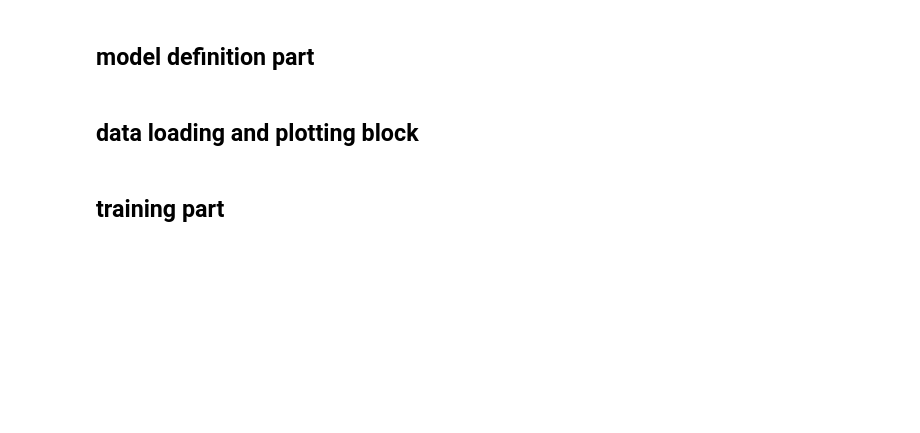
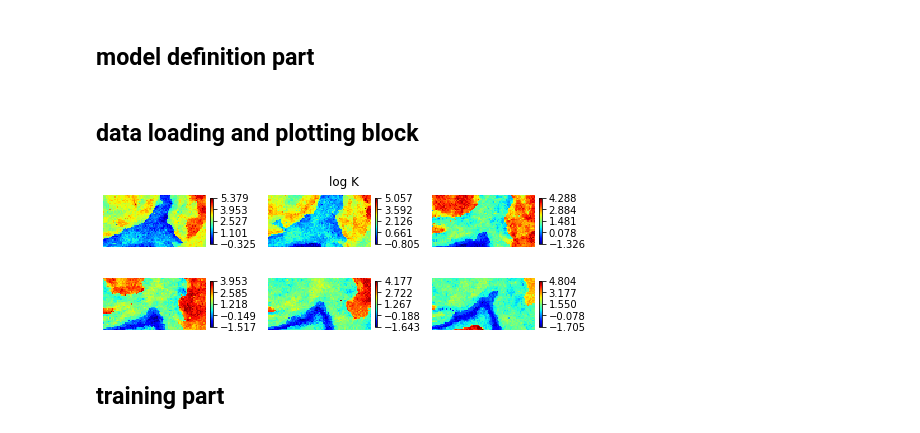
Before and after one commit to ZitongZhou/react_inverse, a Jupyter notebook: CAAE.ipynb, the cells around one changed output. Saved outputs shown, nothing was run; the diff lists cells and outputs as text; code cells hidden in the pictures; blank space fills up the shorter version.

Commit message:
updated simple_plot

```diff
--- a/CAAE.ipynb
+++ b/CAAE.ipynb
@@ -264,6 +281,28 @@ def plot_pred(samples, epoch, idx, output_dir):
     plt.close(fig)
 
     print("epoch {}, done printing".format(epoch))
+# %%
+def load_data(n_train, n_test, batch_size):
+    with open('/content/drive/MyDrive/react_inverse/training_data/kds.pkl', 'rb') as file:
+      kds = np.expand_dims(np.asarray(pk.load(file)), axis=1)
+    print('Total number of conductivity images:', len(kds))
+
+    x_train = kds[:n_train]
+    x_test = kds[n_train: n_train + n_test]
+    print("total training data shape: {}".format(x_train.shape))
+
+    data = torch.utils.data.TensorDataset(torch.FloatTensor(x_train))
+    data_loader = torch.utils.data.DataLoader(data, batch_size=batch_size,
+                                              shuffle=True, num_workers=int(2))
+    return data_loader, x_test
+
+_, x_test = load_data(20, 20, 20)
+# %%
+c_map = x_test[np.random.randint(0, len(x_test),1)[0]]
+simple_plot(c_map[0], 'log K')
+# len(c_map)
+# %% [output]
+[figure, added]
 # %% [markdown]
 ## training part
 # %%
```
Also changed, not shown: parts of 1 cell of this notebook.
